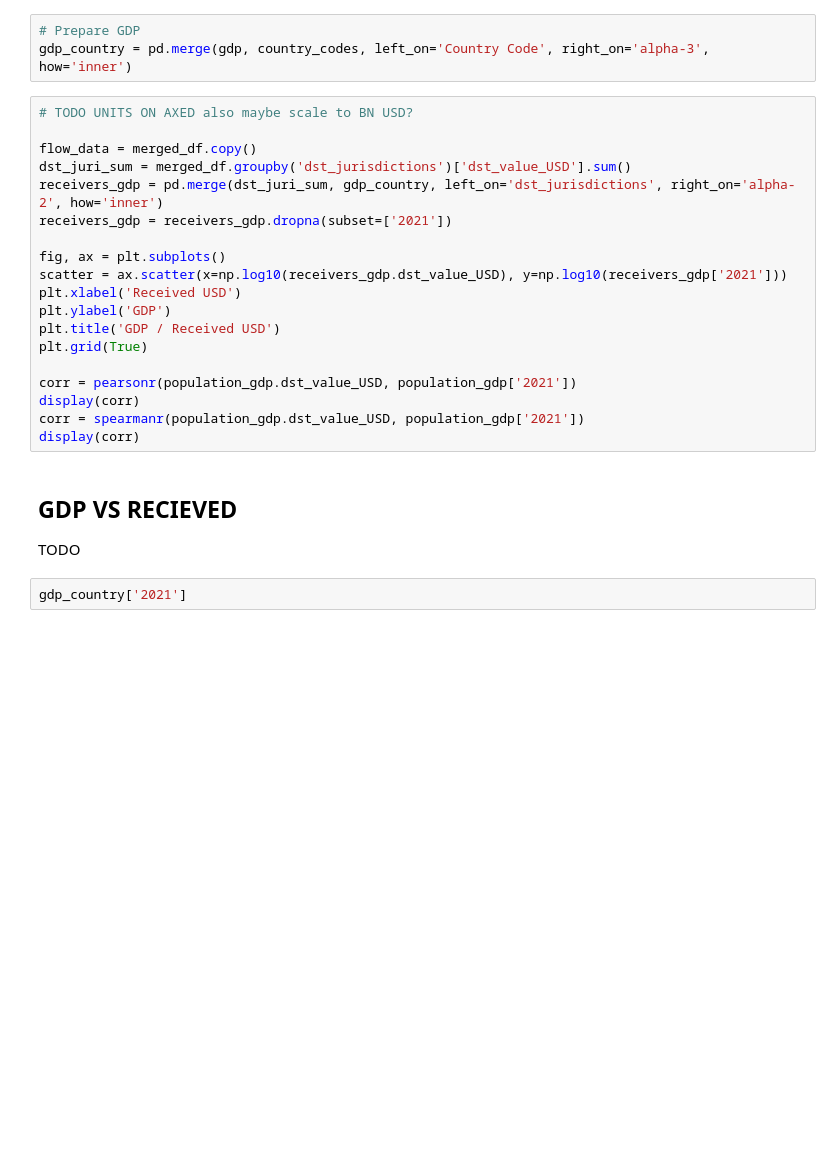
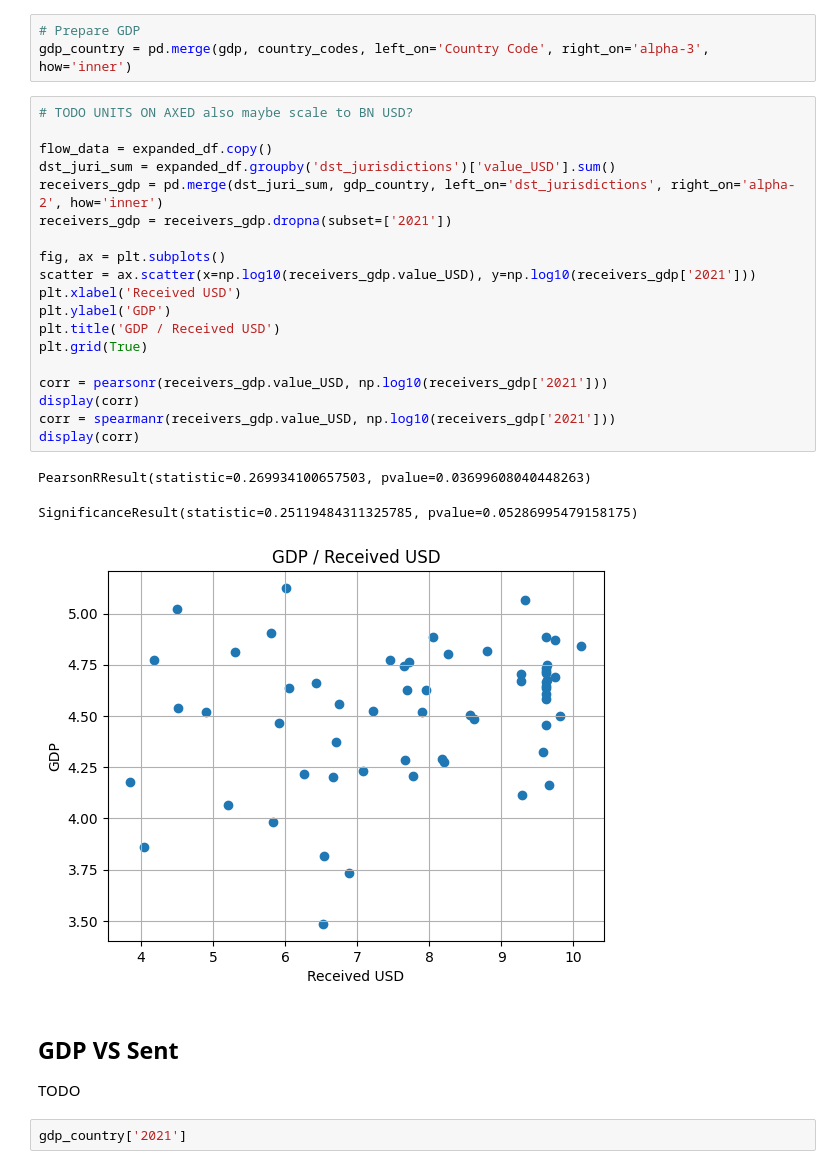
Before and after one commit to FlowDrucka64/MoneyFlow, a Jupyter notebook: data_exploration.ipynb, the cells around one changed output. Drawn from its saved outputs; the diff is of its cells as text; blank space fills up the shorter version.

```diff
--- a/data_exploration.ipynb
+++ b/data_exploration.ipynb
@@ -1094,24 +1095,28 @@ gdp_country = pd.merge(gdp, country_codes, left_on='Country Code', right_on='alp
 # %%
 # TODO UNITS ON AXED also maybe scale to BN USD?
 
-flow_data = merged_df.copy()
-dst_juri_sum = merged_df.groupby('dst_jurisdictions')['dst_value_USD'].sum()
+flow_data = expanded_df.copy()
+dst_juri_sum = expanded_df.groupby('dst_jurisdictions')['value_USD'].sum()
 receivers_gdp = pd.merge(dst_juri_sum, gdp_country, left_on='dst_jurisdictions', right_on='alpha-2', how='inner')
 receivers_gdp = receivers_gdp.dropna(subset=['2021'])
 
 fig, ax = plt.subplots()
-scatter = ax.scatter(x=np.log10(receivers_gdp.dst_value_USD), y=np.log10(receivers_gdp['2021']))
+scatter = ax.scatter(x=np.log10(receivers_gdp.value_USD), y=np.log10(receivers_gdp['2021']))
 plt.xlabel('Received USD')
 plt.ylabel('GDP')
 plt.title('GDP / Received USD')
 plt.grid(True)
 
-corr = pearsonr(population_gdp.dst_value_USD, population_gdp['2021'])
+corr = pearsonr(receivers_gdp.value_USD, np.log10(receivers_gdp['2021']))
 display(corr)
-corr = spearmanr(population_gdp.dst_value_USD, population_gdp['2021'])
+corr = spearmanr(receivers_gdp.value_USD, np.log10(receivers_gdp['2021']))
 display(corr)
+# %% [output]
+PearsonRResult(statistic=0.269934100657503, pvalue=0.03699608040448263)
+SignificanceResult(statistic=0.25119484311325785, pvalue=0.05286995479158175)
+[figure, added]
 # %% [markdown]
-## GDP VS RECIEVED
+## GDP VS Sent
 TODO
 # %%
 gdp_country['2021']
```
Also changed, not shown: parts of 7 cells of this notebook.
